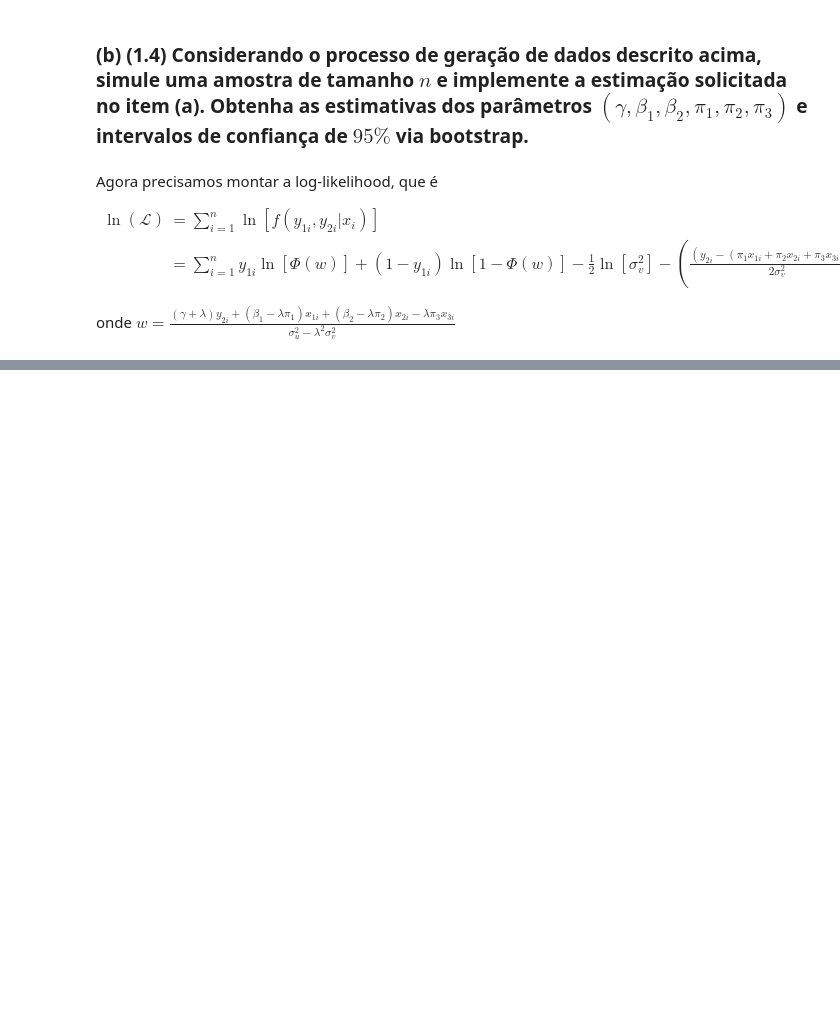
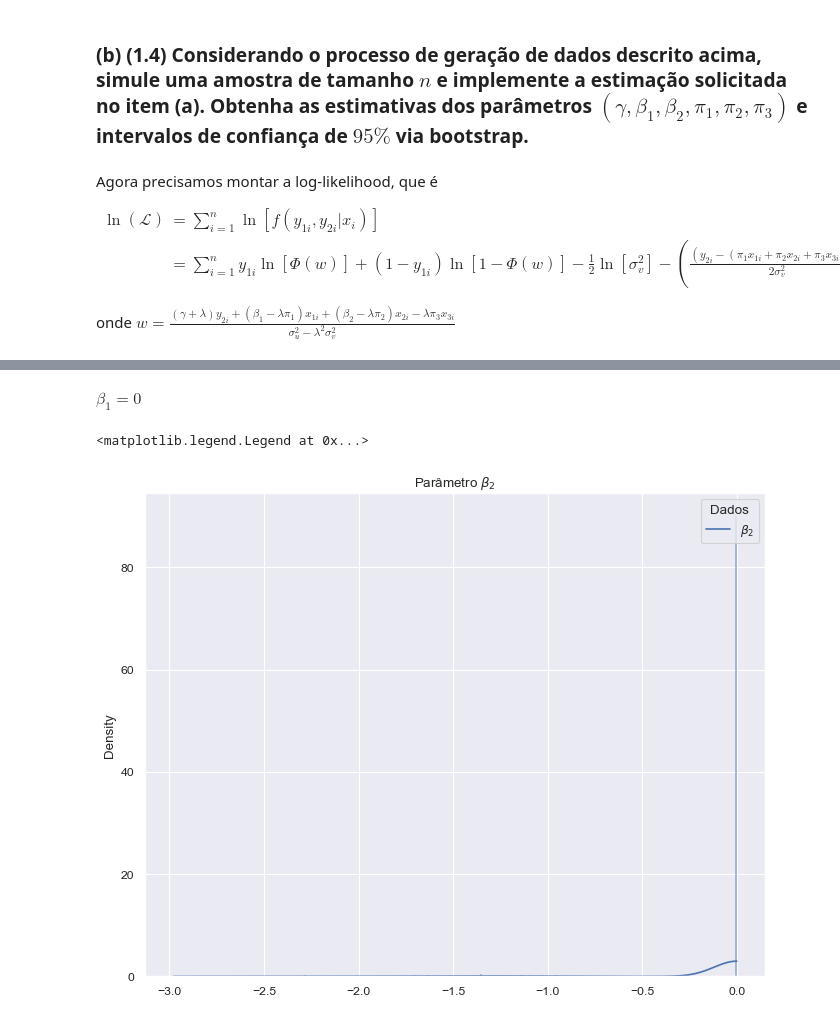
Before and after one commit to guimasuko/escolha_discreta, a Jupyter notebook: escolha_discreta.ipynb, the cells around one changed output, grey strips where cells are left out. Drawn from its saved outputs; the diff is of its cells as text; code cells hidden in the pictures; blank space fills up the shorter version.

```diff
--- a/escolha_discreta.ipynb
+++ b/escolha_discreta.ipynb
@@ -393,0 +521,10 @@ ValueError: math domain error
+# %% [markdown]
+$\beta_1=0$
+# %%
+# Plots
+plt.figure(figsize=(10, 8), dpi=80)
+sns.histplot((estimadores_mle[:,2]), kde=True, binwidth=0.01, stat='density').set_title('Parâmetro $β_2$')
+plt.legend(title='Dados', loc='upper right', labels=['$β_2$'])
+# %% [output]
+<matplotlib.legend.Legend at 0x...>
+[figure, added]
```
Also changed, not shown: parts of 40 cells of this notebook.
